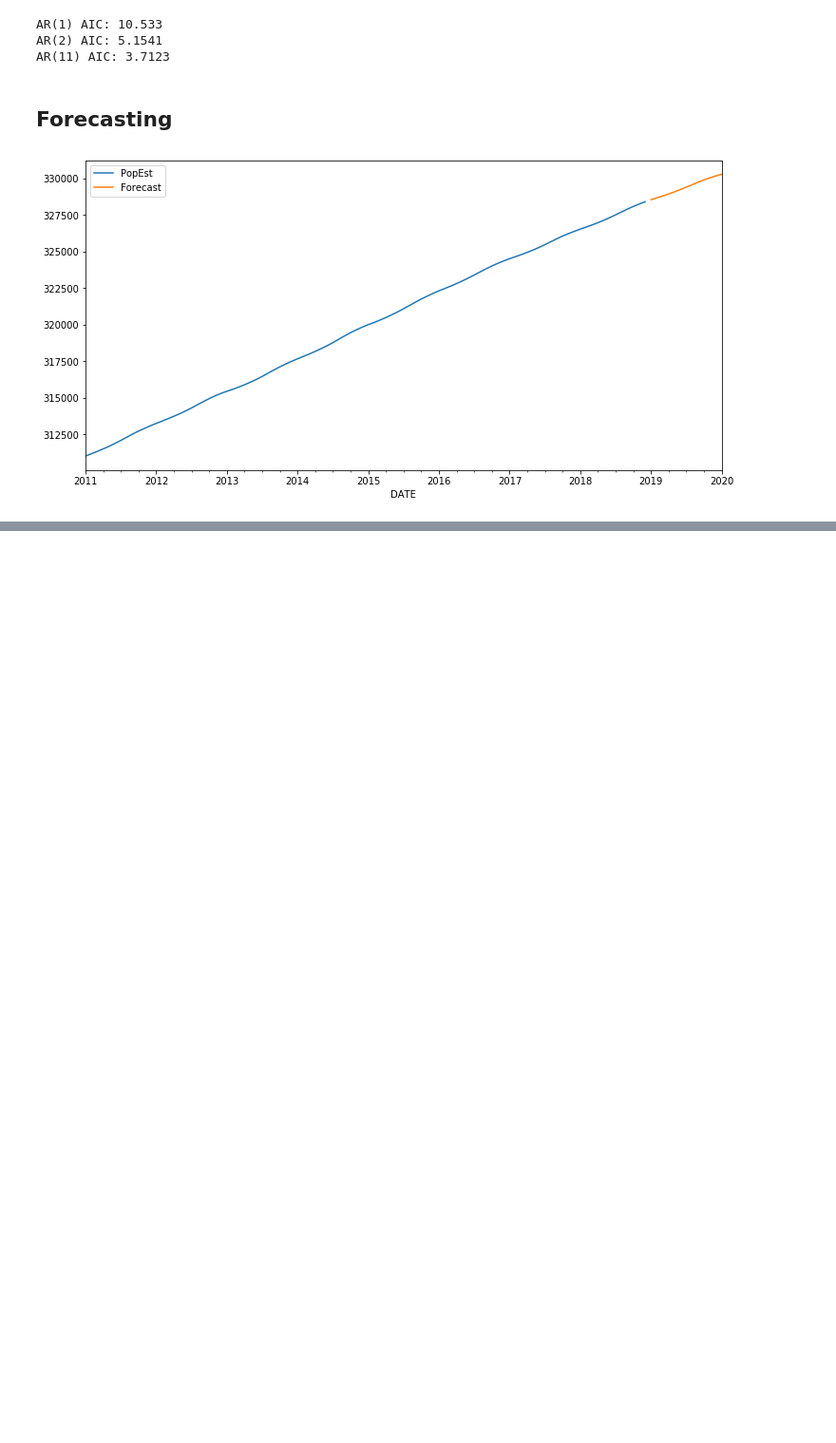
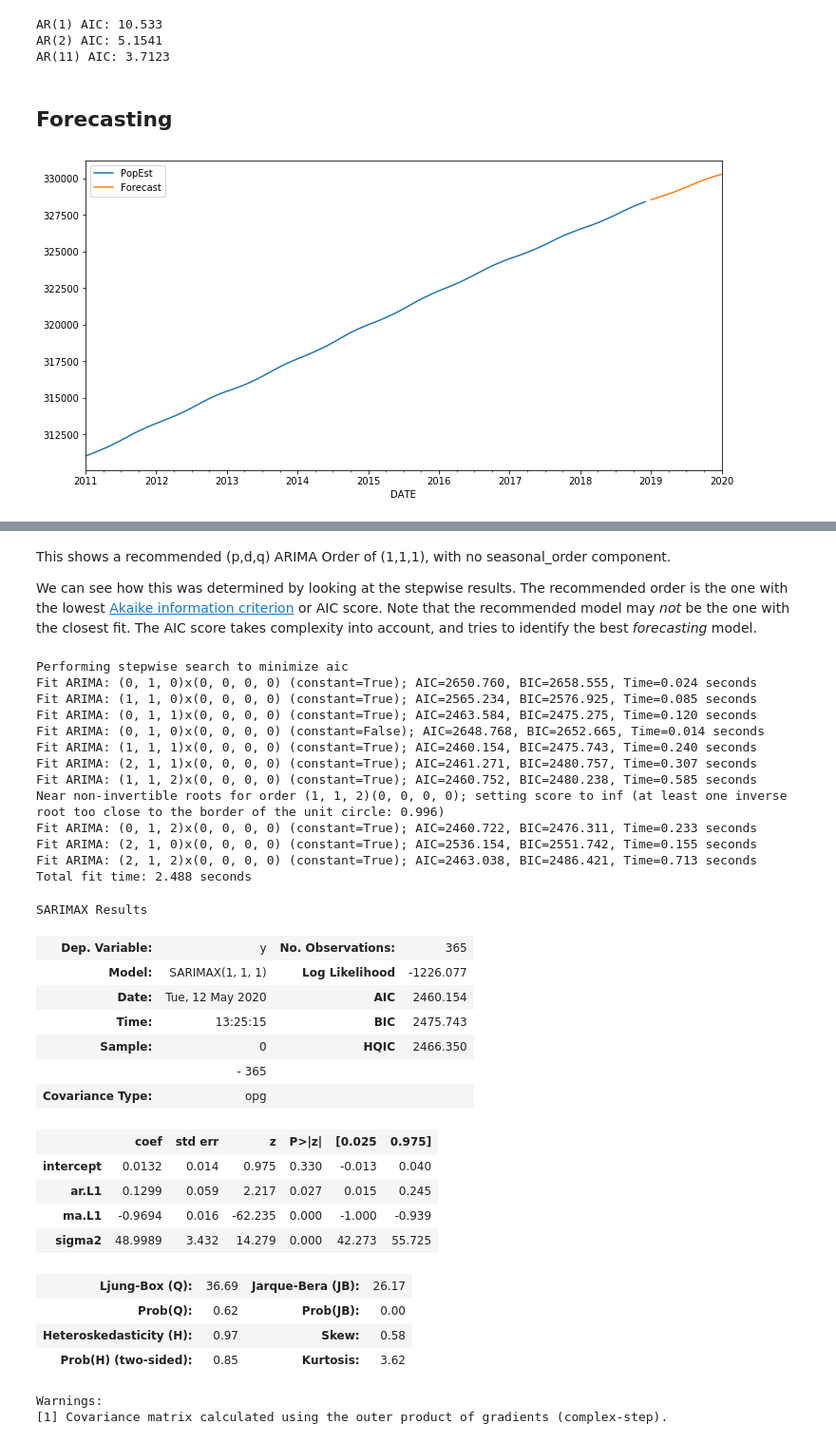
Before and after one commit to mattxushuai/Time_Series, a Jupyter notebook: General_Forecasting_Models.ipynb, the cells around one changed output, grey strips where cells are left out. Shown at 95% size. Cells and saved outputs as stored; diff of their text form; code cells hidden in the pictures; blank space fills up the shorter version.

```diff
--- a/General_Forecasting_Models.ipynb
+++ b/General_Forecasting_Models.ipynb
@@ -256,0 +347,47 @@ fcast.plot(legend=True,figsize=(12,6));
+# %% [markdown]
+This shows a recommended (p,d,q) ARIMA Order of (1,1,1), with no seasonal_order component.
+
+We can see how this was determined by looking at the stepwise results. The recommended order is the one with the lowest <a href='https://en.wikipedia.org/wiki/Akaike_information_criterion'>Akaike information criterion</a> or AIC score. Note that the recommended model may <em>not</em> be the one with the closest fit. The AIC score takes complexity into account, and tries to identify the best <em>forecasting</em> model.
+# %%
+stepwise_fit = auto_arima(df2['Births'],start_p=0,start_q=0,
+                        max_p=6, max_q=3, m=12,
+                        seasonal=False,
+                         d=None, trace=True,
+                         error_action='ignore', # we don't want to know if an order does not work
+                         suppress_warnings=True,# we don't want convergence warnings
+                         stepwise=True)         # set to stepwise
+
+stepwise_fit.summary()
+# %% [output]
+Performing stepwise search to minimize aic
+Fit ARIMA: (0, 1, 0)x(0, 0, 0, 0) (constant=True); AIC=2650.760, BIC=2658.555, Time=0.024 seconds
+Fit ARIMA: (1, 1, 0)x(0, 0, 0, 0) (constant=True); AIC=2565.234, BIC=2576.925, Time=0.085 seconds
+Fit ARIMA: (0, 1, 1)x(0, 0, 0, 0) (constant=True); AIC=2463.584, BIC=2475.275, Time=0.120 seconds
+Fit ARIMA: (0, 1, 0)x(0, 0, 0, 0) (constant=False); AIC=2648.768, BIC=2652.665, Time=0.014 seconds
+Fit ARIMA: (1, 1, 1)x(0, 0, 0, 0) (constant=True); AIC=2460.154, BIC=2475.743, Time=0.240 seconds
+Fit ARIMA: (2, 1, 1)x(0, 0, 0, 0) (constant=True); AIC=2461.271, BIC=2480.757, Time=0.307 seconds
+Fit ARIMA: (1, 1, 2)x(0, 0, 0, 0) (constant=True); AIC=2460.752, BIC=2480.238, Time=0.585 seconds
+Near non-invertible roots for order (1, 1, 2)(0, 0, 0, 0); setting score to inf (at least one inverse root too close to the border of the unit circle: 0.996)
+Fit ARIMA: (0, 1, 2)x(0, 0, 0, 0) (constant=True); AIC=2460.722, BIC=2476.311, Time=0.233 seconds
+Fit ARIMA: (2, 1, 0)x(0, 0, 0, 0) (constant=True); AIC=2536.154, BIC=2551.742, Time=0.155 seconds
+Fit ARIMA: (2, 1, 2)x(0, 0, 0, 0) (constant=True); AIC=2463.038, BIC=2486.421, Time=0.713 seconds
+Total fit time: 2.488 seconds
+SARIMAX Results
+| Dep. Variable: | y | No. Observations: | 365 |
+| Model: | SARIMAX(1, 1, 1) | Log Likelihood | -1226.077 |
+| Date: | Tue, 12 May 2020 | AIC | 2460.154 |
+| Time: | 13:25:15 | BIC | 2475.743 |
+| Sample: | 0 | HQIC | 2466.350 |
+|  | - 365 |  |  |
+| Covariance Type: | opg |  |  |
+|  | coef | std err | z | P>|z| | [0.025 | 0.975] |
+| intercept | 0.0132 | 0.014 | 0.975 | 0.330 | -0.013 | 0.040 |
+| ar.L1 | 0.1299 | 0.059 | 2.217 | 0.027 | 0.015 | 0.245 |
+| ma.L1 | -0.9694 | 0.016 | -62.235 | 0.000 | -1.000 | -0.939 |
+| sigma2 | 48.9989 | 3.432 | 14.279 | 0.000 | 42.273 | 55.725 |
+| Ljung-Box (Q): | 36.69 | Jarque-Bera (JB): | 26.17 |
+| Prob(Q): | 0.62 | Prob(JB): | 0.00 |
+| Heteroskedasticity (H): | 0.97 | Skew: | 0.58 |
+| Prob(H) (two-sided): | 0.85 | Kurtosis: | 3.62 |
+Warnings:
+[1] Covariance matrix calculated using the outer product of gradients (complex-step).
```
Also changed, not shown: parts of 13 cells of this notebook.
